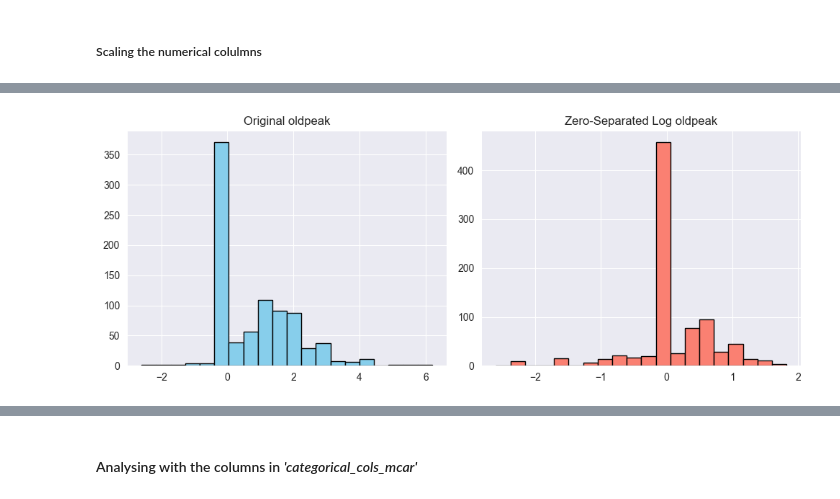
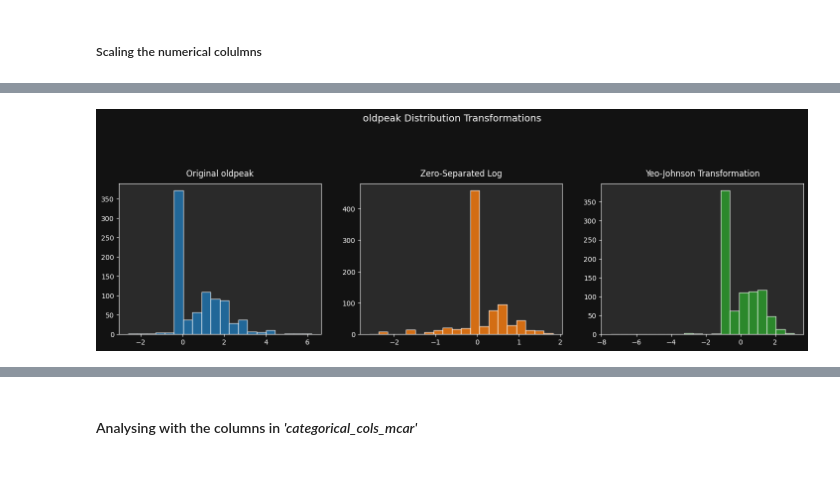
Before and after one commit to SumanGouda/Scikit-Learn-, a Jupyter notebook: PROJECT/HEART DISEASE/heart_disease_predictor.ipynb, the cells around one changed output, grey strips where cells are left out. Drawn from its saved outputs; the diff is of its cells as text; code cells hidden in the pictures; blank space fills up the shorter version.

```diff
--- a/PROJECT/HEART DISEASE/heart_disease_predictor.ipynb
+++ b/PROJECT/HEART DISEASE/heart_disease_predictor.ipynb
@@ -150,26 +180,40 @@ plt.show()
 # %%
-import numpy as np
-import pandas as pd
-import matplotlib.pyplot as plt
+# Set dark theme
+plt.style.use('dark_background')
 
-# Sample: replace this with your real dataframe
-# df = pd.read_csv("your_file.csv")
-
-# Separate transformation
-df['oldpeak_log'] = df['oldpeak']  # copy the column
+# Create a copy for transformation
+df['oldpeak_log'] = df['oldpeak'].copy()
 mask = df['oldpeak'] > 0  # only positive values
 df.loc[mask, 'oldpeak_log'] = np.log(df.loc[mask, 'oldpeak'])
 
 # Compare histograms
-fig, axes = plt.subplots(1, 2, figsize=(10, 4))
+fig, axes = plt.subplots(1, 3, figsize=(15, 5), facecolor='#121212')
 
-axes[0].hist(df['oldpeak'], bins=20, color='skyblue', edgecolor='black')
-axes[0].set_title('Original oldpeak')
+# Custom colors for dark theme
+colors = ['#1f77b4', '#ff7f0e', '#2ca02c']  # Blue, Orange, Green
 
-axes[1].hist(df['oldpeak_log'], bins=20, color='salmon', edgecolor='black')
-axes[1].set_title('Zero-Separated Log oldpeak')
+# Original distribution
+axes[0].hist(df['oldpeak'], bins=20, color=colors[0], edgecolor='white', alpha=0.8)
+axes[0].set_title('Original oldpeak', color='white', pad=10)
+axes[0].set_facecolor('#2a2a2a')
 
-plt.tight_layout()
+# Log-transformed (zero-separated)
+axes[1].hist(df['oldpeak_log'], bins=20, color=colors[1], edgecolor='white', alpha=0.8)
+axes[1].set_title('Zero-Separated Log', color='white', pad=10)
+axes[1].set_facecolor('#2a2a2a')
+
+# Yeo-Johnson transformation
+pt = PowerTransformer(method='yeo-johnson')
+df['oldpeak_yeojohnson'] = pt.fit_transform(df[['oldpeak']])
+axes[2].hist(df['oldpeak_yeojohnson'], bins=20, color=colors[2], edgecolor='white', alpha=0.8)
+axes[2].set_title('Yeo-Johnson Transformation', color='white', pad=10)
+axes[2].set_facecolor('#2a2a2a')
+
+# Add super title
+plt.suptitle('oldpeak Distribution Transformations', y=1.02, color='white', fontsize=14)
+
+# Adjust layout
+plt.tight_layout(pad=3.0)
 plt.show()
 # %% [output]
-[figure, old version]
+[figure, new version]
```
Also changed, not shown: parts of 14 cells of this notebook, 2 other files.
